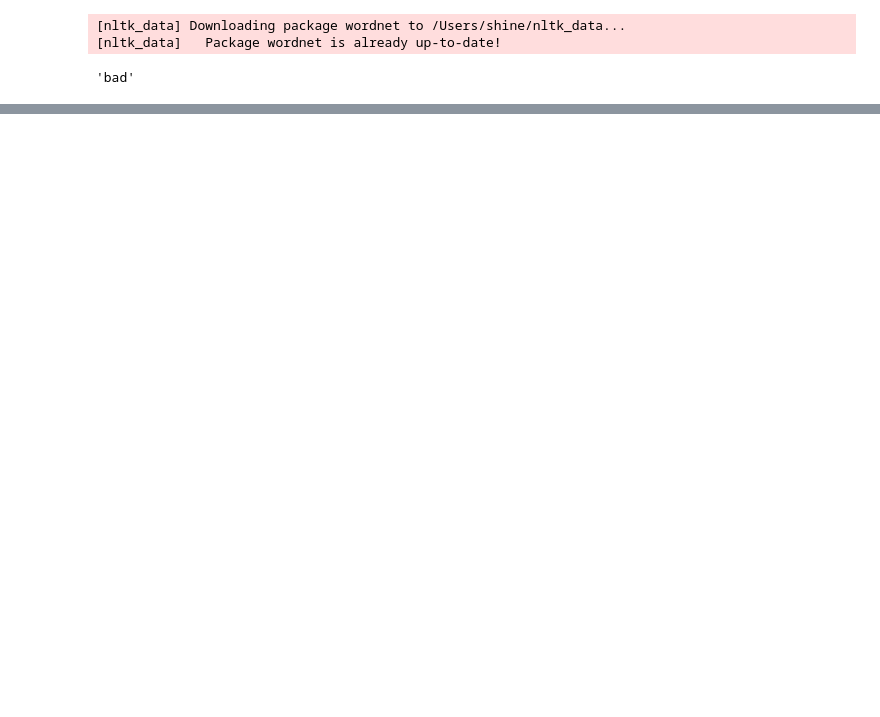
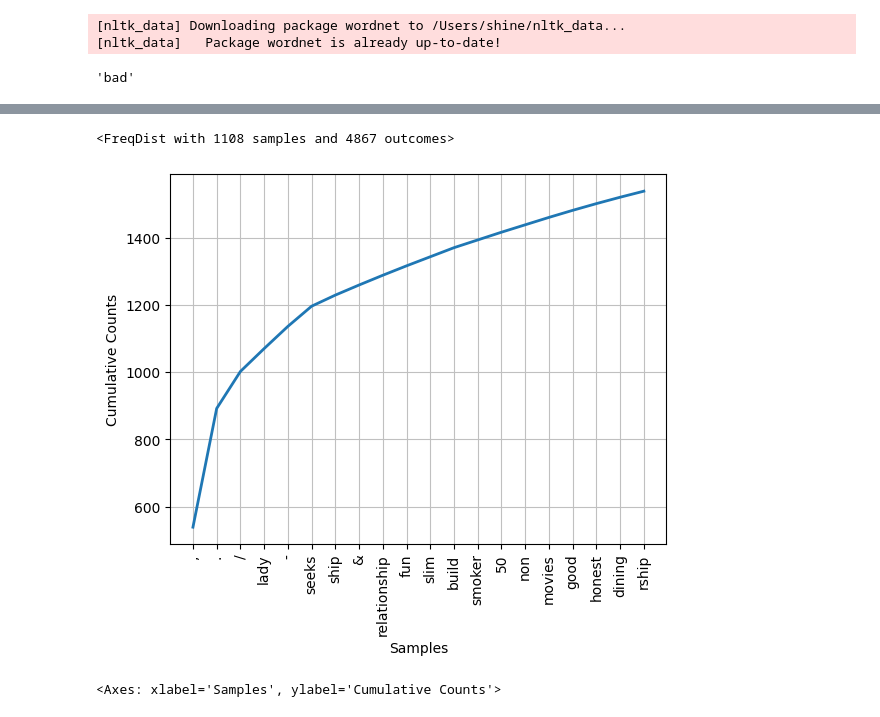
Before and after one commit to ShineBo/AI-class, a Jupyter notebook: ShineBoBo_NLP_Assignment.ipynb, the cells around one changed output, grey strips where cells are left out. Drawn from its saved outputs; the diff is of its cells as text; code cells hidden in the pictures; blank space fills up the shorter version.

```diff
--- a/ShineBoBo_NLP_Assignment.ipynb
+++ b/ShineBoBo_NLP_Assignment.ipynb
@@ -159,0 +338,19 @@ lemmatizer.lemmatize("worst", pos="a")
+# %%
+# Making a Frequency Distribution
+from nltk import FreqDist
+
+frequency_distribution = FreqDist(text8)
+print(frequency_distribution)
+frequency_distribution.most_common(20)
+
+meaningful_words = [
+    word for word in text8 if word.casefold() not in stop_words
+]
+
+frequency_distribution = FreqDist(meaningful_words)
+frequency_distribution.most_common(20)
+frequency_distribution.plot(20, cumulative=True)
+# %% [output]
+<FreqDist with 1108 samples and 4867 outcomes>
+[figure, added]
+<Axes: xlabel='Samples', ylabel='Cumulative Counts'>
```
Also changed, not shown: parts of 11 cells of this notebook.
